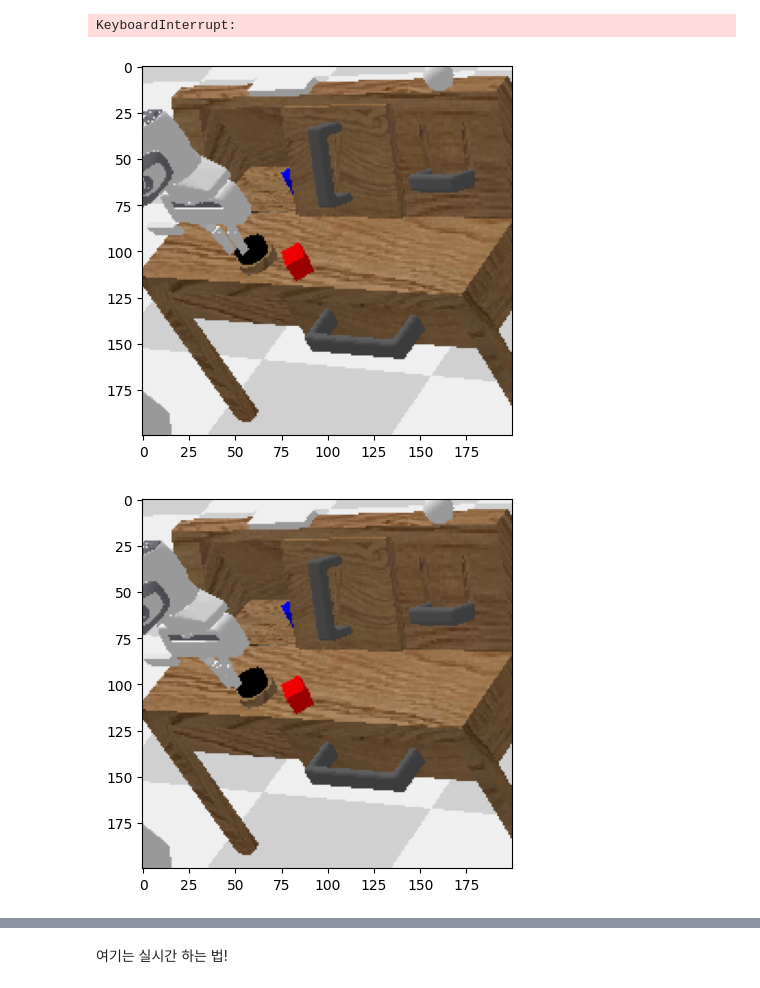
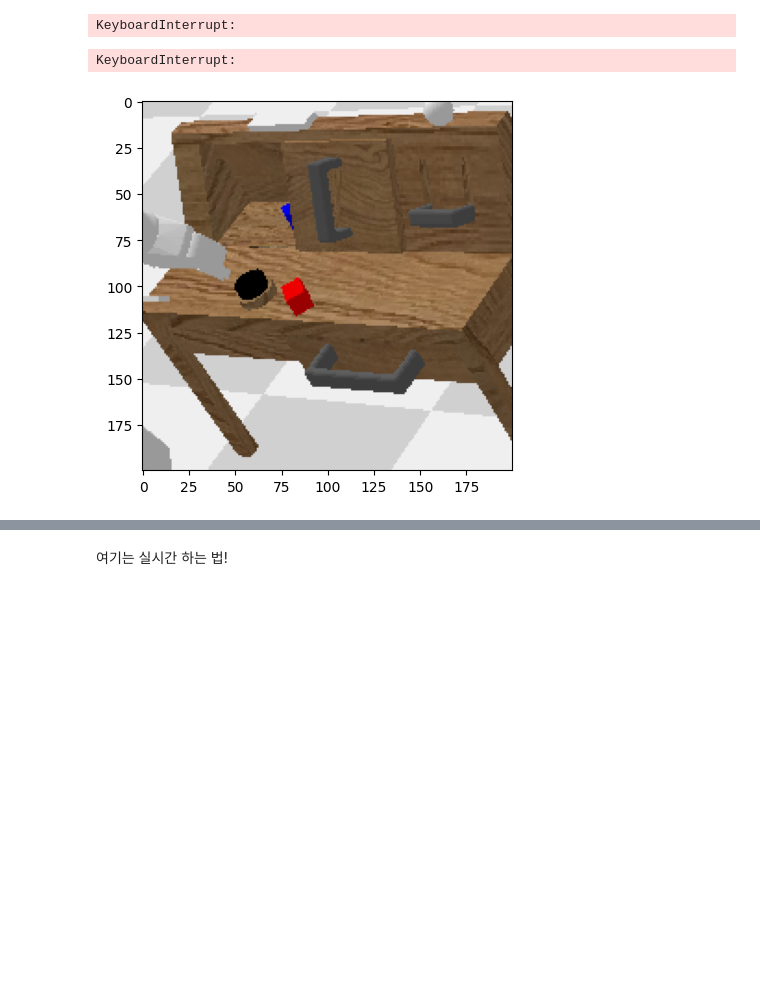
Before and after one commit to DonkeyU99/Off2OnCalvin, a Jupyter notebook: RL_with_CALVIN.ipynb, the cells around one changed output, grey strips where cells are left out. Drawn from its saved outputs; the diff is of its cells as text; code cells hidden in the pictures; blank space fills up the shorter version.

```diff
--- a/RL_with_CALVIN.ipynb
+++ b/RL_with_CALVIN.ipynb
@@ -144,32 +144,32 @@ KeyboardInterrupt:
 # %%
 import time
 import hydra
 import numpy as np
 import os
 from google.colab.patches import cv2_imshow
 import matplotlib.pyplot as plt
 from IPython import display
 
 ##Lets see simulation result using random control
 
 env = hydra.utils.instantiate(cfg.env)
 observation = env.reset()
-for i in range(5):
+for i in range(100):
   # The action consists in a pose displacement (position and orientation)
   action_displacement = np.random.uniform(low=-1, high=1, size=6)
   # And a binary gripper action, -1 for closing and 1 for oppening
   action_gripper = np.random.choice([-1, 1], size=1)
   action = np.concatenate((action_displacement, action_gripper), axis=-1)
   observation, reward, done, info = env.step(action)
   #The observation is given as a dictionary with different values
   rgb = env.render(mode="rgb_array")[:,:,:]#
   display.clear_output(wait=True)
   display.display(plt.gcf())
   plt.imshow(rgb)
   #cv2_imshow(rgb)
 # %% [output]
+KeyboardInterrupt:
-[figure, old version]
+[figure, new version]
-[figure, removed]
 # %%
 ##데이터셋 /calvinoffon/calvin_env/dataset/에 저장
 ## dataset 폴더 없으면 !mkdir /content/drive/MyDrive/calvinoffon/calvin_env/dataset
```
Also changed, not shown: parts of 15 cells of this notebook, 1 other file.
